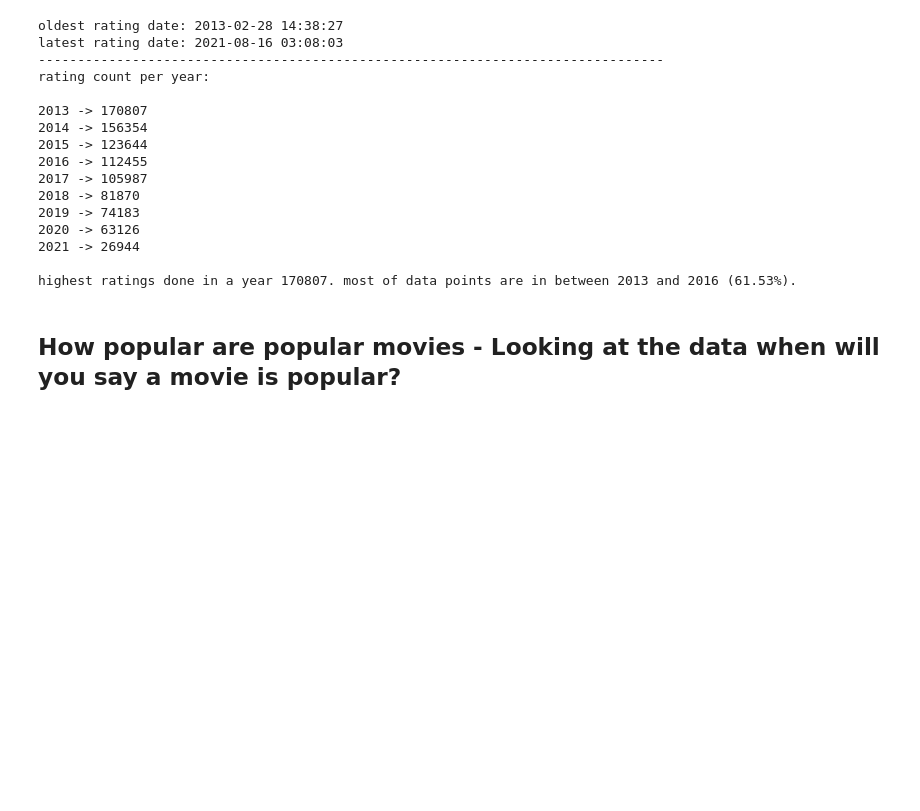
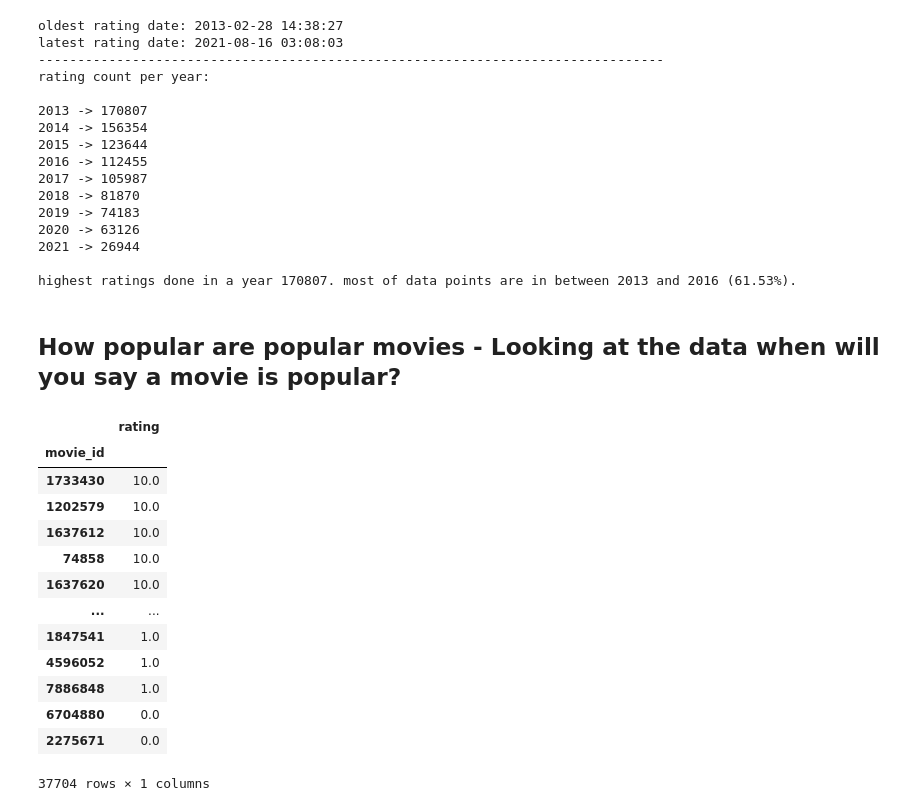
Before and after one commit to ashen007/Movie_Recommender_system, a Jupyter notebook: notebooks/ratings analysis.ipynb, the cells around one changed output. Drawn from its saved outputs; the diff is of its cells as text; code cells hidden in the pictures; blank space fills up the shorter version.

```diff
--- a/notebooks/ratings analysis.ipynb
+++ b/notebooks/ratings analysis.ipynb
@@ -102,3 +102,21 @@ rating count per year:
 highest ratings done in a year 170807. most of data points are in between 2013 and 2016 (61.53%).
 # %% [markdown]
 ## How popular are popular movies - Looking at the data when will you say a movie is popular?
+# %%
+rating_by_movie = rating_data.groupby(by='movie_id')[['rating']].mean().sort_values(by='rating', ascending=False)
+rating_by_movie
+# %% [output]
+|  | rating |
+| movie_id |  |
+| 1733430 | 10.0 |
+| 1202579 | 10.0 |
+| 1637612 | 10.0 |
+| 74858 | 10.0 |
+| 1637620 | 10.0 |
+| ... | ... |
+| 1847541 | 1.0 |
+| 4596052 | 1.0 |
+| 7886848 | 1.0 |
+| 6704880 | 0.0 |
+| 2275671 | 0.0 |
+37704 rows × 1 columns
```
Also changed, not shown: parts of 3 cells of this notebook.
